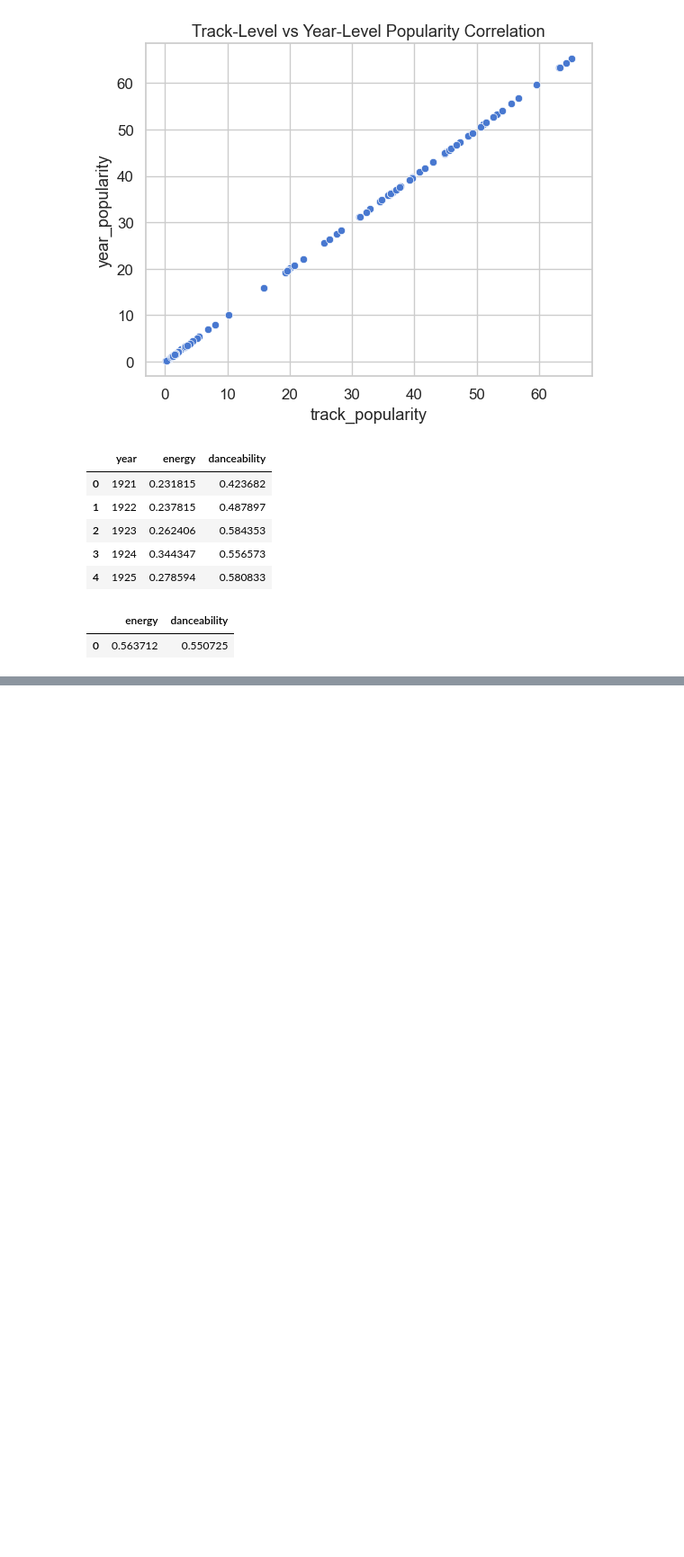
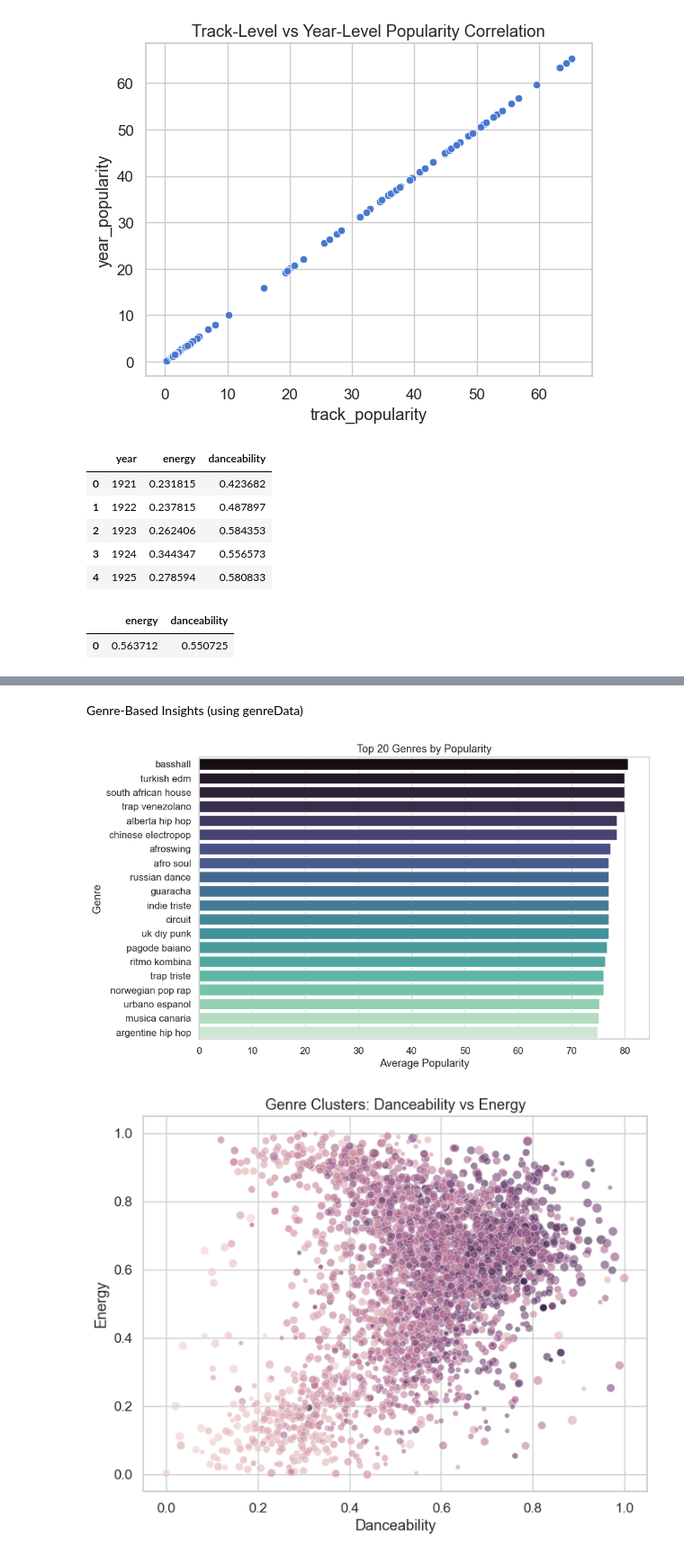
Before and after one commit to niteshhh001/Btech-proj, a Jupyter notebook: EDA.ipynb, the cells around one changed output, grey strips where cells are left out. Shown at 90% size. Drawn from its saved outputs; the diff is of its cells as text; code cells hidden in the pictures; blank space fills up the shorter version.

```diff
--- a/EDA.ipynb
+++ b/EDA.ipynb
@@ -383,0 +506,24 @@ display(track_features.head(), genre_features)
+# %% [markdown]
+Genre-Based Insights (using genreData)
+# %%
+# Top genres by popularity
+top_genres = genreData.sort_values('popularity', ascending=False).head(20)
+plt.figure(figsize=(10,6))
+sns.barplot(y=top_genres['genres'], x=top_genres['popularity'], palette='mako')
+plt.title("Top 20 Genres by Popularity")
+plt.xlabel("Average Popularity")
+plt.ylabel("Genre")
+plt.tight_layout()
+plt.show()
+
+# Compare danceability vs energy by genre
+plt.figure(figsize=(8,6))
+sns.scatterplot(data=genreData, x='danceability', y='energy', size='popularity',
+                hue='valence', alpha=0.6, legend=False)
+plt.title("Genre Clusters: Danceability vs Energy")
+plt.xlabel("Danceability")
+plt.ylabel("Energy")
+plt.show()
+# %% [output]
+[figure, added]
+[figure, added]
```
Also changed, not shown: parts of 9 cells of this notebook.
